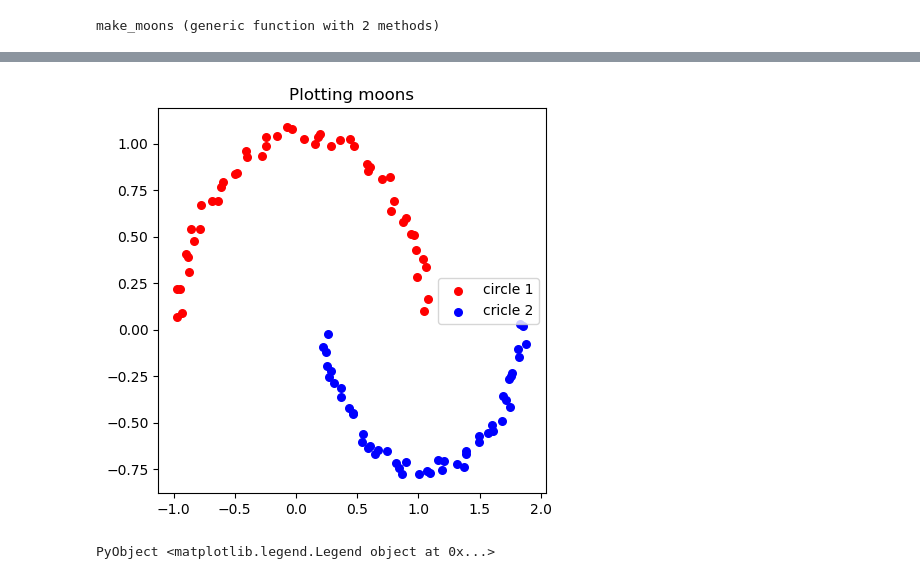
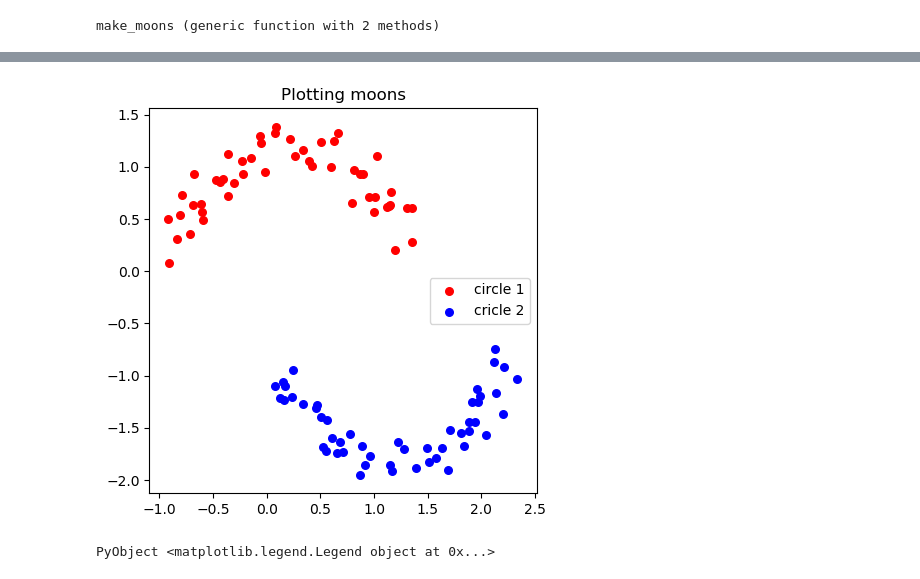
Before and after one commit to davidbp/MulticlassPerceptron.jl, a Jupyter notebook: notebooks/learning_tests.ipynb, the cells around one changed output, grey strips where cells are left out. Drawn from its saved outputs; the diff is of its cells as text; code cells hidden in the pictures.

Commit message:
functions to create simple datasets

```diff
--- a/notebooks/learning_tests.ipynb
+++ b/notebooks/learning_tests.ipynb
@@ -13,6 +14,7 @@ normal_sample(n_features, mu, var) = mu .+ sqrt(var) .* randn(n_features)
 normal_sample (generic function with 1 method)
 # %%
 maxval = 10
+n_features = 2
 uniform_sample_in_zero_maxval(n_features, maxval)
 # %% [output]
 2-element Array{Float64,1}:
@@ -234 +226,13 @@ legend(loc="right")
 PyObject <matplotlib.legend.Legend object at 0x...>
+# %%
+X,y = make_circles(100;noise=0.1, factor=0.3);
+
+X1 = X[y.==1,:]
+X2 = X[y.==2,:]
+
+fig = figure(figsize=(5,5))
+title("Plotting concentric circles")
+R = scatter(X1[:,1],X1[:,2],color="red",   label = "circle 1", s = 30)
+G = scatter(X2[:,1],X2[:,2],color="blue",  label = "cricle 2", s = 30)
+legend(loc="right")
+#savefig("concentric_circles.pdf")
@@ -235,9 +242,9 @@ PyObject <matplotlib.legend.Legend object at 0x...>
 # %% [markdown]
 # Make moons
 # %%
-function make_moons(n_samples=100; shuffle=true, noise=0., translation=0.5, random_seed=1234)
+function make_moons(n_samples=100; shuffle=true, noise=0., translation=0.5, factor=1.0, random_seed=1234)
 
-    @assert 0 <= factor <=1  #factor in [0,1]
+    @assert 0 <= factor <=1
 
     n_samples_out = div(n_samples, 2)
     n_samples_in = n_samples - n_samples_out
@@ -288,14 +334,14 @@ X,y = make_moons(100; noise=0.1, translation=1.0);
 # %%
-using PyPlot
+X,y = make_moons(100; noise=0.4, translation=2.);
 
 X1 = X[y.==1,:]
 X2 = X[y.==2,:]
 
 fig = figure(figsize=(5,5))
 title("Plotting moons")
 R = scatter(X1[:,1],X1[:,2],color="red",   label = "circle 1", s = 30)
 G = scatter(X2[:,1],X2[:,2],color="blue",  label = "cricle 2", s = 30)
 legend(loc="right")
 # %% [output]
-[figure, old version]
+[figure, new version]
 PyObject <matplotlib.legend.Legend object at 0x...>
```
Also changed, not shown: parts of 19 cells of this notebook.
